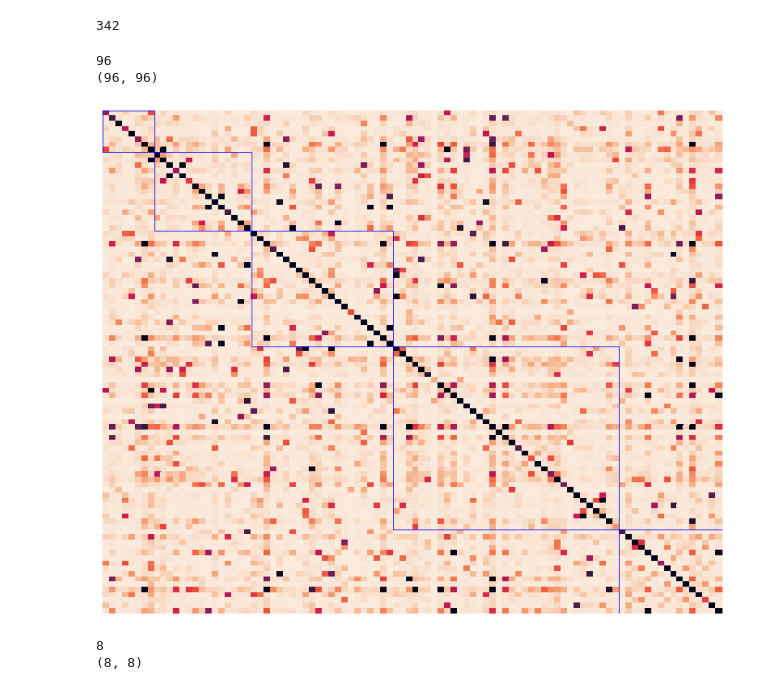
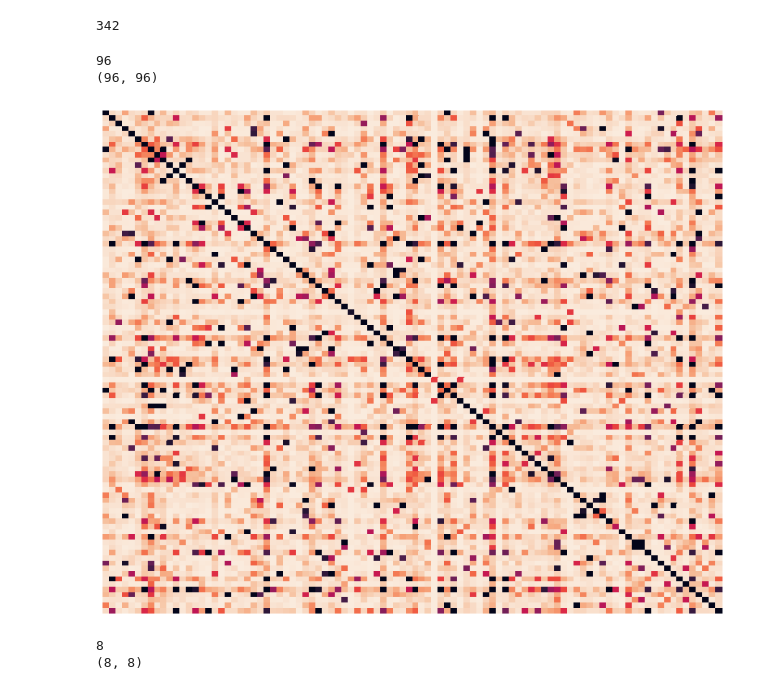
Before and after one commit to yambanis/CovidMDP, a Jupyter notebook: notebooks/Modelagem Grafo SP/Validando modelagem - Contatos por Zona.ipynb, the cells around one changed output. Cells and saved outputs as stored; diff of their text form; code cells hidden in the pictures.

```diff
--- a/notebooks/Modelagem Grafo SP/Validando modelagem - Contatos por Zona.ipynb
+++ b/notebooks/Modelagem Grafo SP/Validando modelagem - Contatos por Zona.ipynb
@@ -14,7 +14,7 @@ import matplotlib.patches as patches
 # %%
 G = nx.read_gpickle('../../data/processed/SP_multiGraph_Job_Edu_Level.gpickle')
 # %%
-dist_df = pd.read_csv('distritos.csv', sep=';')
+dist_df = pd.read_csv('../../data/processed/distritos.csv', sep=';')
 dist_df = dist_df[dist_df['cod_municipio'] == 36].copy()
 # %%
 centro_zones = ['Bela Vista','Bom Retiro','Cambuci','Consolação',
@@ -125,19 +125,19 @@ def make_df(region_codes, region_dic):
 
     return df
 
-def make_heatmap(df, labels, name, squares, vmax=1500):
+def make_heatmap(df, labels, name, squares, vmax=150):
     fig, ax = plt.subplots(figsize=(12,10))
 
     fig = sns.heatmap(df, annot=False, cmap=cmap, cbar=False, vmax=vmax)
     print(df.shape)
 
     # Create a Rectangle patch
-    origin = 0
-    for i in range(len(squares)):
-        rect = patches.Rectangle((origin, origin), squares[i], squares[i],
-                                 linewidth=.7,edgecolor='b',facecolor='none')
-        origin += squares[i]
-        ax.add_patch(rect)
+    #origin = 0
+    #for i in range(len(squares)):
+    #    rect = patches.Rectangle((origin, origin), squares[i], squares[i],
+    #                             linewidth=.7,edgecolor='b',facecolor='none')
+    #    origin += squares[i]
+    #    ax.add_patch(rect)
 
     plt.tick_params(
         axis='both',          # changes apply to the x-axis
@@ -150,18 +150,18 @@ def make_heatmap(df, labels, name, squares, vmax=1500):
     #ax.set_yticklabels(labels, rotation=0)
     #ax.set_xticklabels(labels, rotation=45, ha="right", rotation_mode="anchor")
     #ax.set_aspect('equal','box')
-    plt.savefig(name)
+    plt.savefig(name, bbox_inches='tight')
 
     plt.show()
 # %%
 squares = [len(x) for x in [centro_codes, oeste_codes, sul_codes, leste_codes, norte_codes]]
 dist_dic = make_dist_dic(['school'])
 df_all = make_df(all_codes, dist_dic)
-make_heatmap(df_all, [], name='region_heatmap_school_squares_no_legend.pdf', squares=squares, vmax=500)
+make_heatmap(df_all, [], name='region_heatmap_school_squares_no_legend.pdf', squares=squares, vmax=200)
 # %% [output]
 96
 (96, 96)
-[figure, old version]
+[figure, new version]
 # %%
 dist_dic = make_dist_dic(['home', 'neighbor'])
 df_centro = make_df(centro_codes, dist_dic)
```
Also changed, not shown: 10 other files.
